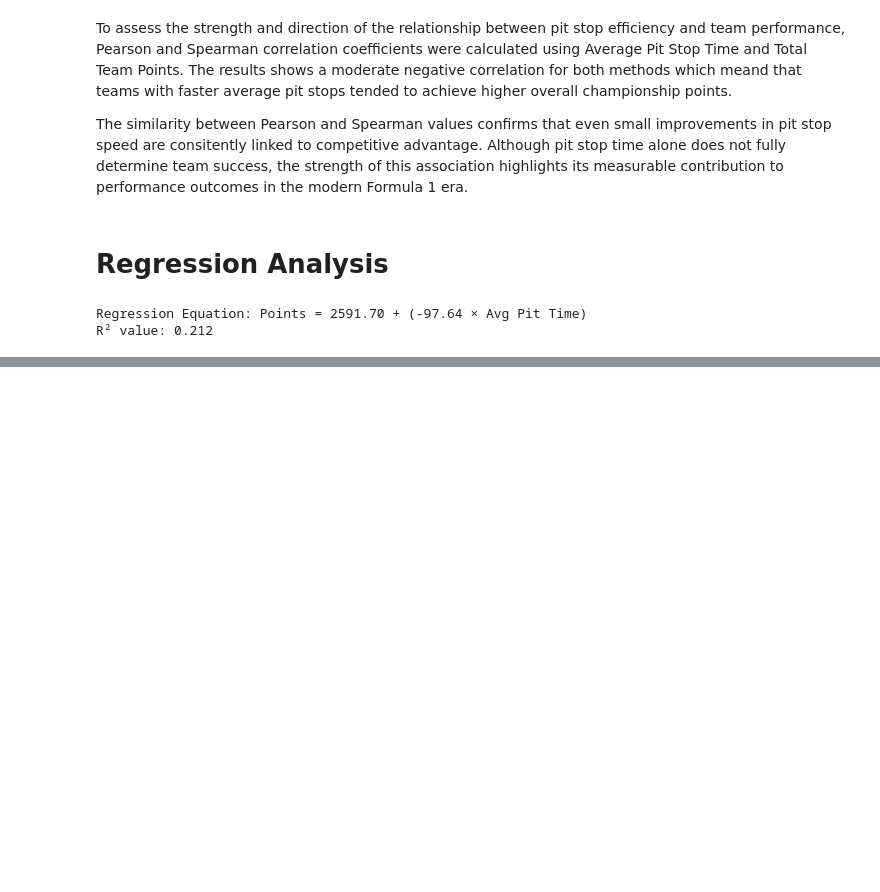
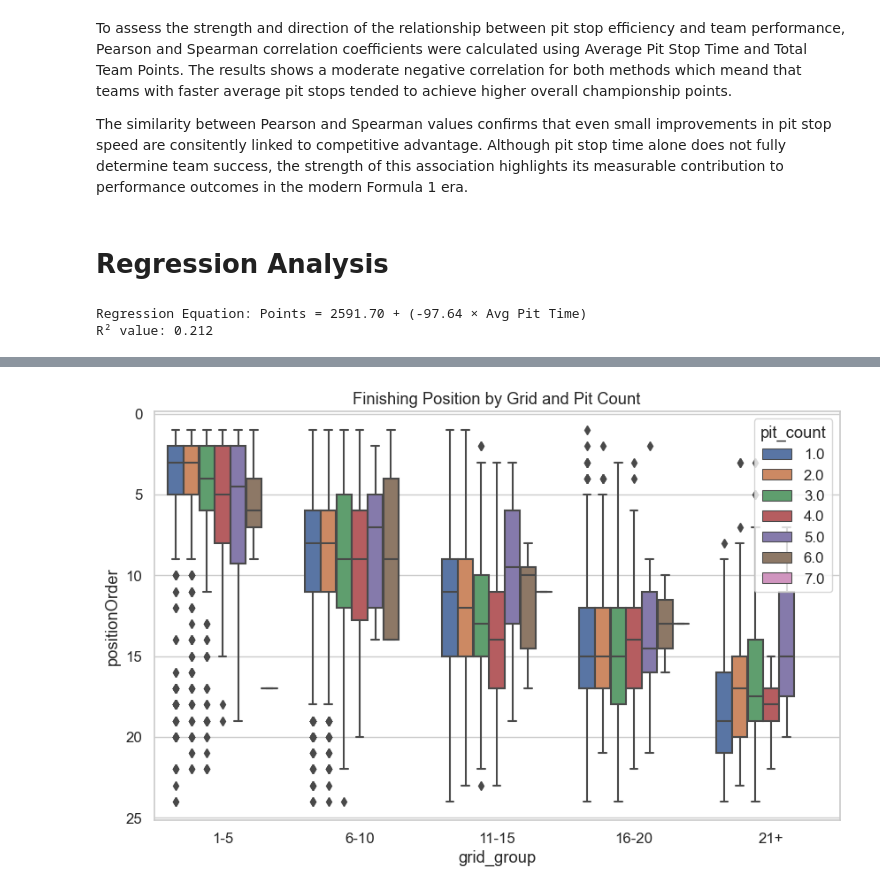
Before and after one commit to mahaejaz2699/Dissertation, a Jupyter notebook: data.ipynb, the cells around one changed output, grey strips where cells are left out. Cells and saved outputs as stored; diff of their text form; code cells hidden in the pictures; blank space fills up the shorter version.

```diff
--- a/data.ipynb
+++ b/data.ipynb
@@ -2443,0 +2624,16 @@ In contrast, circuits such as the Red Bull Ring, Autódromo do Algarve and Autó
+# %%
+#boxplot
+
+plt.figure(figsize=(10,6))
+sns.boxplot(
+    x='grid_group',
+    y='positionOrder',
+    hue='pit_count',
+    data=df
+)
+
+plt.gca().invert_yaxis()
+plt.title("Finishing Position by Grid and Pit Count")
+plt.show()
+# %% [output]
+[figure, added]
```
Also changed, not shown: parts of 93 cells of this notebook, 1 other file.
